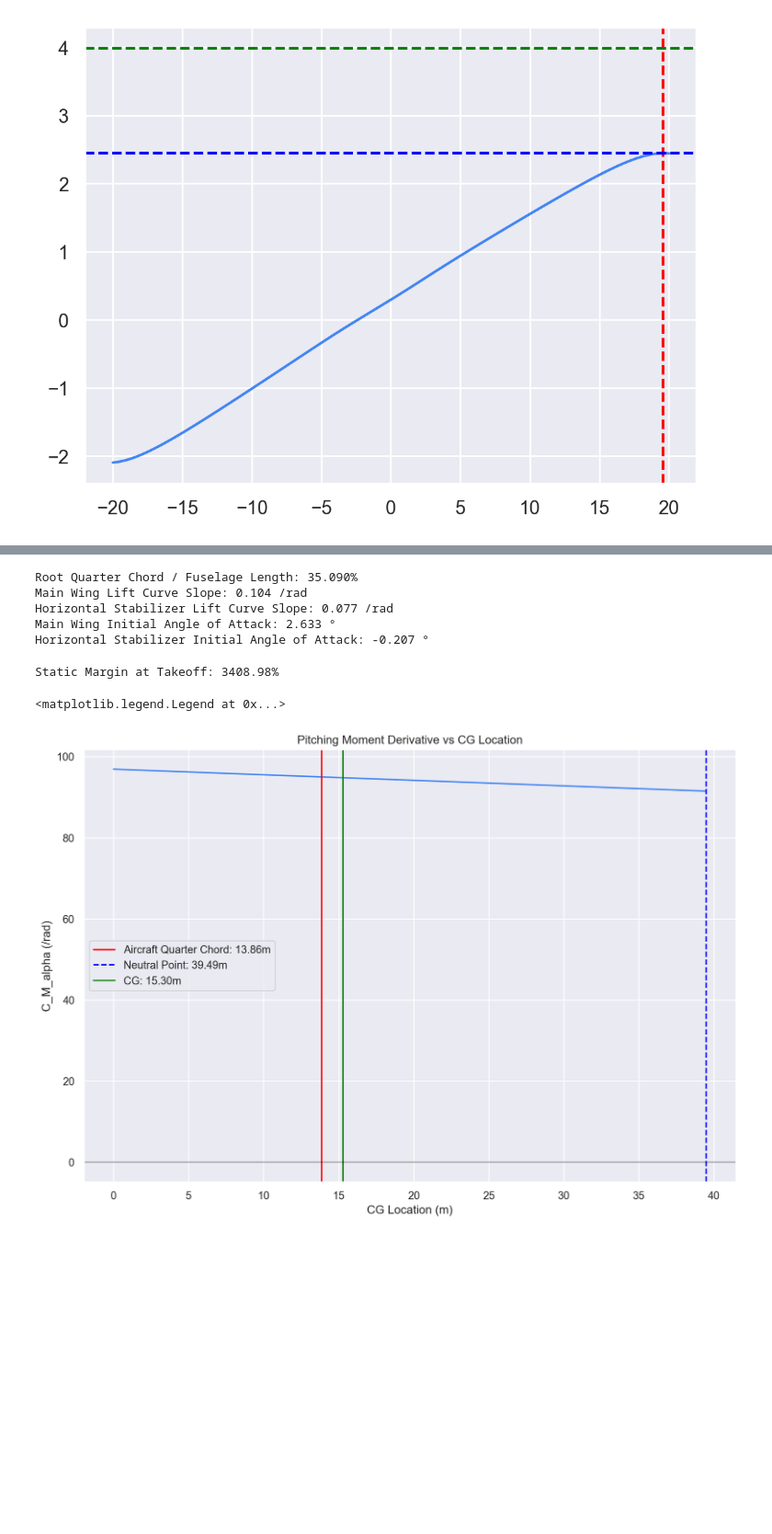
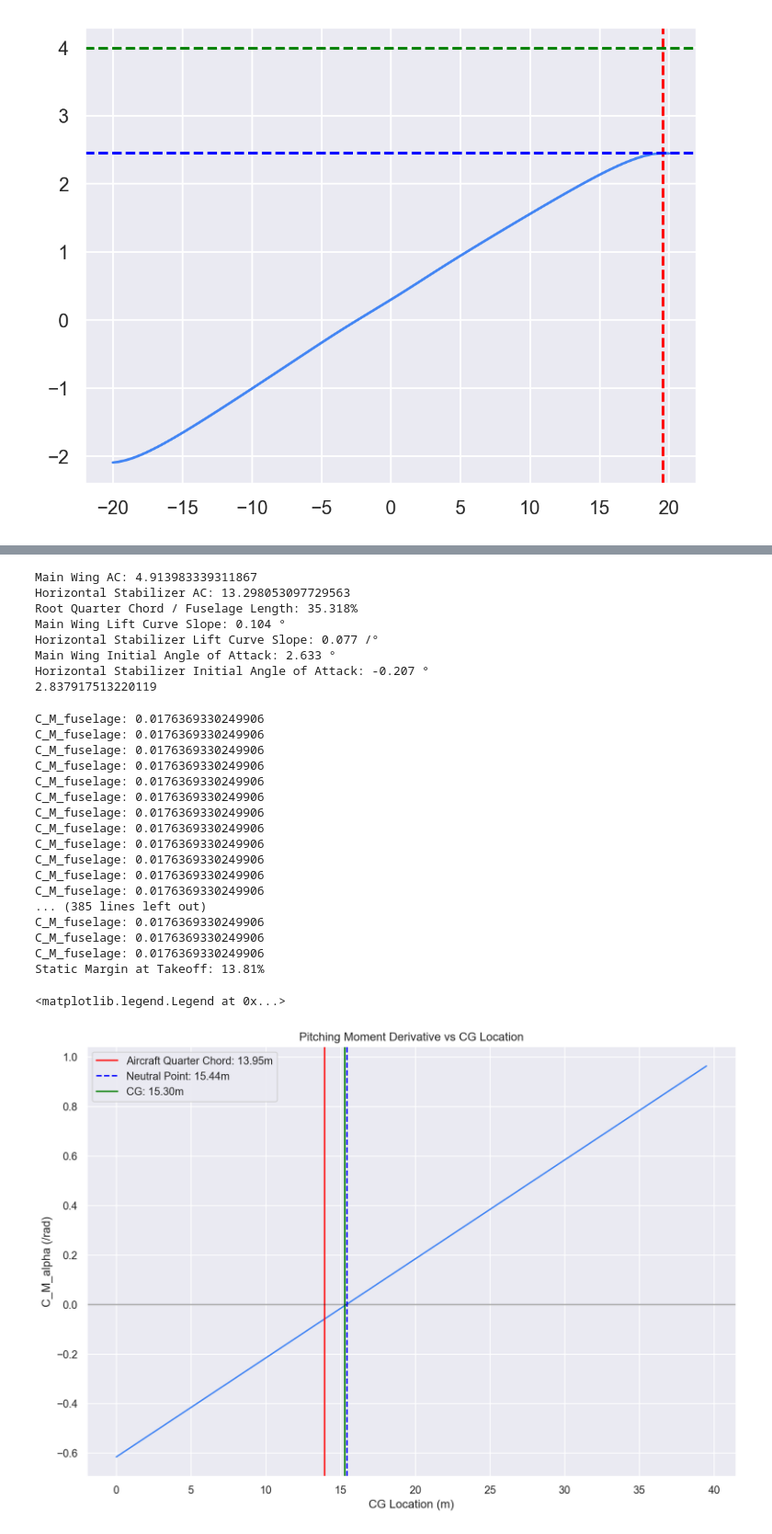
Before and after one commit to ezzatisawesome/ace-1, a Jupyter notebook: model.ipynb, the cells around one changed output, grey strips where cells are left out. Shown at 92% size. Cells and saved outputs as stored; diff of their text form; code cells hidden in the pictures; blank space fills up the shorter version.

Commit message:
Static margin working!!!

```diff
--- a/model.ipynb
+++ b/model.ipynb
@@ -877,15 +877,10 @@ horiz_stab_aoa = horiz_stab_aoa[0]
 
 # Solve for the aerodynamic center of the wing and stabilizer
 main_wing_quarter_chord = sol(main_wing).mean_aerodynamic_chord() / 4
+main_wing_chord = sol(main_wing).mean_aerodynamic_chord()
 main_wing_loc = sol(airplane).wings[0].xsecs[0].xyz_le
 horiz_stab_quarter_chord = sol(horiz_stab).mean_aerodynamic_chord() / 4
 horiz_stab_loc = sol(airplane).wings[2].xsecs[0].xyz_le
-
-
-# Calculate the global aerodynamic center of the wing and stabilizer
-# TODO: Add the truss wing to the calculation
-main_wing_ac = main_wing_loc - np.array([main_wing_quarter_chord * np.cos(main_wing_aoa), 0, main_wing_quarter_chord * np.sin(main_wing_aoa)])
-horiz_stab_ac = horiz_stab_loc - np.array([horiz_stab_quarter_chord * np.cos(horiz_stab_aoa), 0, horiz_stab_quarter_chord * np.sin(horiz_stab_aoa)])
 
 # Calculate the the length of the fuselage
 fuselage = sol(airplane).fuselages[0]
@@ -897,46 +892,49 @@ x_positions = [xsec.xyz_c[0] for xsec in fuselage.xsecs]
 fuselage_length = max(x_positions) - min(x_positions)
 
 offset = -min(x_positions)
-main_wing_ac[0] += offset
-horiz_stab_ac[0] += offset
+main_wing_ac = main_wing_loc[0] + main_wing_quarter_chord + offset
+horiz_stab_ac = horiz_stab_loc[0] + horiz_stab_quarter_chord + offset
+print(f"Main Wing AC: {main_wing_ac /main_wing_chord}")
+print(f"Horizontal Stabilizer AC: {horiz_stab_ac / main_wing_chord}")
 
 
 # Find the quarter chord over the length of the fuselage
 # Account for the fact that the fuselage is not at the origin
-print(f"Root Quarter Chord / Fuselage Length: {(main_wing_ac[0])/ fuselage_length * 100:.3f}%")
-
-
+print(f"Root Quarter Chord / Fuselage Length: {(main_wing_ac)/ fuselage_length * 100:.3f}%")
 # Print the results
-print(f"Main Wing Lift Curve Slope: {main_wing_slope:.3f} /rad")
-print(f"Horizontal Stabilizer Lift Curve Slope: {horiz_stab_slope:.3f} /rad")
+print(f"Main Wing Lift Curve Slope: {main_wing_slope:.3f} °")
+print(f"Horizontal Stabilizer Lift Curve Slope: {horiz_stab_slope:.3f} /°")
 print(f"Main Wing Initial Angle of Attack: {main_wing_aoa:.3f} °")
 print(f"Horizontal Stabilizer Initial Angle of Attack: {horiz_stab_aoa:.3f} °")
+print(main_wing_chord)
 # %% [output]
-Root Quarter Chord / Fuselage Length: 35.090%
-Main Wing Lift Curve Slope: 0.104 /rad
-Horizontal Stabilizer Lift Curve Slope: 0.077 /rad
+Main Wing AC: 4.913983339311867
+Horizontal Stabilizer AC: 13.298053097729563
+Root Quarter Chord / Fuselage Length: 35.318%
+Main Wing Lift Curve Slope: 0.104 °
+Horizontal Stabilizer Lift Curve Slope: 0.077 /°
 Main Wing Initial Angle of Attack: 2.633 °
 Horizontal Stabilizer Initial Angle of Attack: -0.207 °
+2.837917513220119
 # %%
 def C_M_alpha(CG, alpha):
     # First calculate the pitching moment of the fuselage
     k_fuselage = 0.01 # Based on the graph in the book
     w_f = 3.7 #m, fuselage width
-    C_M_fuselage = alpha * (k_fuselage * w_f**2 * fuselage_length) / (main_wing_quarter_chord * sol(main_wing).area())
+    planform_area = 108 #m^2, planform area of the main wing
+    C_M_fuselage = (k_fuselage * w_f**2 * fuselage_length) / (main_wing_chord * planform_area)
 
     # Then calculate the pitching moment of the main wing
-    dist_cg_ac_main_wing = CG[0] - main_wing_ac[0]
-    main_wing_dist_normalized = dist_cg_ac_main_wing / (main_wing_quarter_chord)
-    C_m_wing = -main_wing_slope * main_wing_dist_normalized
+    dist_cg_ac_main_wing = (CG[0] - main_wing_ac) / (main_wing_chord)
+    C_m_wing = main_wing_slope * dist_cg_ac_main_wing
 
     # Then calculate the pitching moment of the horizontal stabilizer
     stab_efficency = 0.9 # From the slides
-    dist_cg_ac_horiz_stab = horiz_stab_ac[0] - CG[0]
+    dist_cg_ac_horiz_stab = (horiz_stab_ac - CG[0]) / (main_wing_chord)
 
     # Calculate the total moment for the horizontal stabilizer
-    d_alphah_d_alpha = 0.5 # For typical commercial aircraft
-    stab_dist_normalized = dist_cg_ac_horiz_stab / (main_wing_quarter_chord)
-    C_m_stab = -stab_efficency * (sol(horiz_stab).area() / sol(main_wing).area()) * horiz_stab_slope * stab_dist_normalized * d_alphah_d_alpha
+    d_alphah_d_alpha = 0.6 # For typical commercial aircraft
+    C_m_stab = -stab_efficency * (sol(horiz_stab).area() / sol(main_wing).area()) * horiz_stab_slope * dist_cg_ac_horiz_stab * d_alphah_d_alpha
 
     # Calculate the pitching moment derivative
     C_m_alpha = C_M_fuselage + C_m_wing + C_m_stab
@@ -944,33 +942,49 @@ def C_M_alpha(CG, alpha):
     return C_m_alpha
 # %%
 # Now solve for the neutral point of the aircraft
-cg_locs = np.linspace(0, max(x_positions) + offset, 100)
+cg_locs = np.linspace(0, max(x_positions) + offset, 400)
 cms = []
 for cg_loc in cg_locs:
     cms.append(C_M_alpha(np.array([cg_loc, 0, 0]), alpha_takeoff))
 
 neutral_point = cg_locs[np.abs(np.array(cms)).argmin()]
 
 # Calculate the static margin at takeoff
 com_takeoff = 15.3 #m
-static_margin = ((neutral_point - com_takeoff) / (main_wing_quarter_chord)) * 100
+static_margin = (neutral_point - com_takeoff) * 100
 print(f"Static Margin at Takeoff: {static_margin:.2f}%")
 
 # Plot the C_M_alpha vs CG location
 plt.figure(figsize=(12, 8))
 plt.plot(cg_locs, cms)
 plt.xlabel('CG Location (m)')
 plt.ylabel('C_M_alpha (/rad)')
 plt.grid(True)
 plt.title('Pitching Moment Derivative vs CG Location')
 
 # Find and plot where C_M_alpha = 0 (neutral point)
-plt.axvline(x=main_wing_ac[0], color='r', linestyle='-', label=f'Aircraft Quarter Chord: {main_wing_ac[0]:.2f}m')
+plt.axvline(x=main_wing_ac, color='r', linestyle='-', label=f'Aircraft Quarter Chord: {main_wing_ac:.2f}m')
 plt.axvline(x=neutral_point, color='b', linestyle='--', label=f'Neutral Point: {neutral_point:.2f}m')
 plt.axvline(x=com_takeoff, color='g', linestyle='-', label=f'CG: {com_takeoff:.2f}m')
 plt.axhline(y=0, color='k', linestyle='-', alpha=0.3)
 plt.legend()
 # %% [output]
-Static Margin at Takeoff: 3408.98%
+C_M_fuselage: 0.0176369330249906
+C_M_fuselage: 0.0176369330249906
+C_M_fuselage: 0.0176369330249906
+C_M_fuselage: 0.0176369330249906
+C_M_fuselage: 0.0176369330249906
+C_M_fuselage: 0.0176369330249906
+C_M_fuselage: 0.0176369330249906
+C_M_fuselage: 0.0176369330249906
+C_M_fuselage: 0.0176369330249906
+C_M_fuselage: 0.0176369330249906
+C_M_fuselage: 0.0176369330249906
+C_M_fuselage: 0.0176369330249906
+... (385 lines left out)
+C_M_fuselage: 0.0176369330249906
+C_M_fuselage: 0.0176369330249906
+C_M_fuselage: 0.0176369330249906
+Static Margin at Takeoff: 13.81%
 <matplotlib.legend.Legend at 0x...>
-[figure, old version]
+[figure, new version]
```
